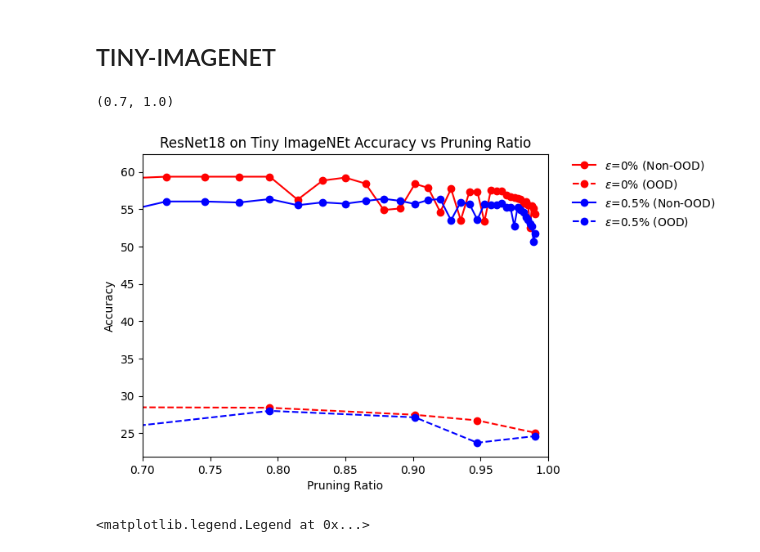
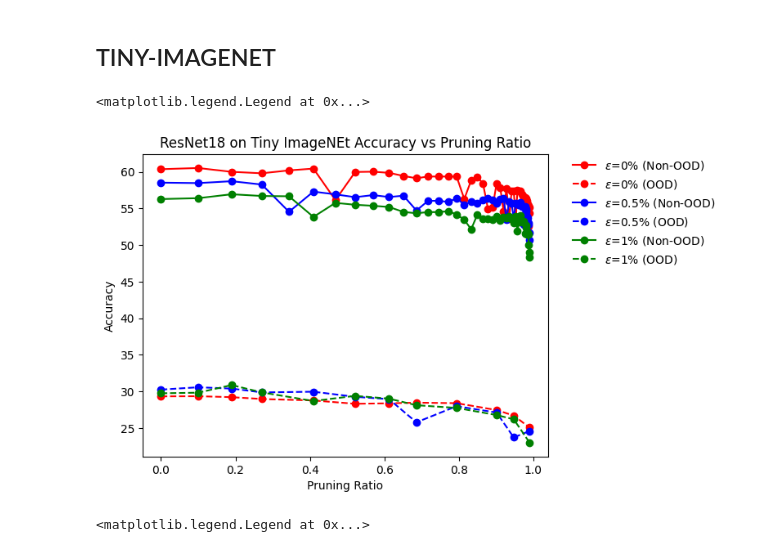
Before and after one commit to vaduraes/PruningModels, a Jupyter notebook: PlotGraphs.ipynb, the cells around one changed output. Cells and saved outputs as stored; diff of their text form; code cells hidden in the pictures.

Commit message:
Last Submission- Adjust Graphs

```diff
--- a/PlotGraphs.ipynb
+++ b/PlotGraphs.ipynb
@@ -404,38 +404,40 @@ plt.legend(bbox_to_anchor=(1.05, 1), loc='upper left', borderaxespad=0., frameon
 ## TINY-IMAGENET
 # %%
 FileName=["PruningIterations_ResNet18_IMAGENET_01PR_10Epochs_L2_0005.npz",
-          "PruningIterations_ResNet18_TiniyImageNet_V0_Adversarial_ep_05p_01PR_10Epochs_L2_0005.npz"]
+          "PruningIterations_ResNet18_TiniyImageNet_V0_Adversarial_ep_05p_01PR_10Epochs_L2_0005.npz",
+          "PruningIterations_ResNet18_TiniyImageNet_V0_Adversarial_ep_01p_01PR_10Epochs_L2_0005.npz"]
+        #   "PruningIterations_ResNet18_TiniyImageNet_V0_Adversarial_ep_03p_01PR_10Epochs_L2_0001.npz"]
 
 LegendNameNotOOD=["$\epsilon$=0% (Non-OOD)", "$\epsilon$=0.5% (Non-OOD)", "$\epsilon$=1% (Non-OOD)","$\epsilon$=3% (Non-OOD)"]
 
 LegendNameOOD=["$\epsilon$=0% (OOD)", "$\epsilon$=0.5% (OOD)", "$\epsilon$=1% (OOD)","$\epsilon$=3% (OOD)"]
 
 ColorList=["red", "blue", "green", "orange", "purple", "brown", "black"]
 
 FilePath="Networks/Progress/"
 
 
 for i in range(len(FileName)):
     NpzPath=FilePath+FileName[i]
     NpzData=np.load(NpzPath,allow_pickle=True)
 
 
     PruneRatio=1-NpzData["RemainingWeights_List"]
     TestAcc=NpzData["TestAcc"]
     Avg_Corrup_Acc=NpzData["Avg_Corrup_Acc_List"]
 
     plt.plot(PruneRatio,TestAcc, color=ColorList[i], label=LegendNameNotOOD[i],marker ='o')
     plt.plot(PruneRatio[Avg_Corrup_Acc!=-1],Avg_Corrup_Acc[Avg_Corrup_Acc!=-1], color=ColorList[i], label=LegendNameOOD[i],marker ='o',linestyle='--')
 
 plt.title("ResNet18 on Tiny ImageNEt Accuracy vs Pruning Ratio")
 plt.xlabel("Pruning Ratio")
 plt.ylabel("Accuracy")
 plt.legend(bbox_to_anchor=(1.05, 1), loc='upper left', borderaxespad=0., frameon=False)
 
-plt.xlim(0.7,1)
+# plt.xlim(0.7,1)
 # %% [output]
-(0.7, 1.0)
+<matplotlib.legend.Legend at 0x...>
-[figure, old version]
+[figure, new version]
 # %%
 FileName="PruningIterations_ResNet18_IMAGENET_01PR_10Epochs_L2_0005.npz"
 FilePath="Networks/Progress/"
```
Also changed, not shown: 1 other file.
